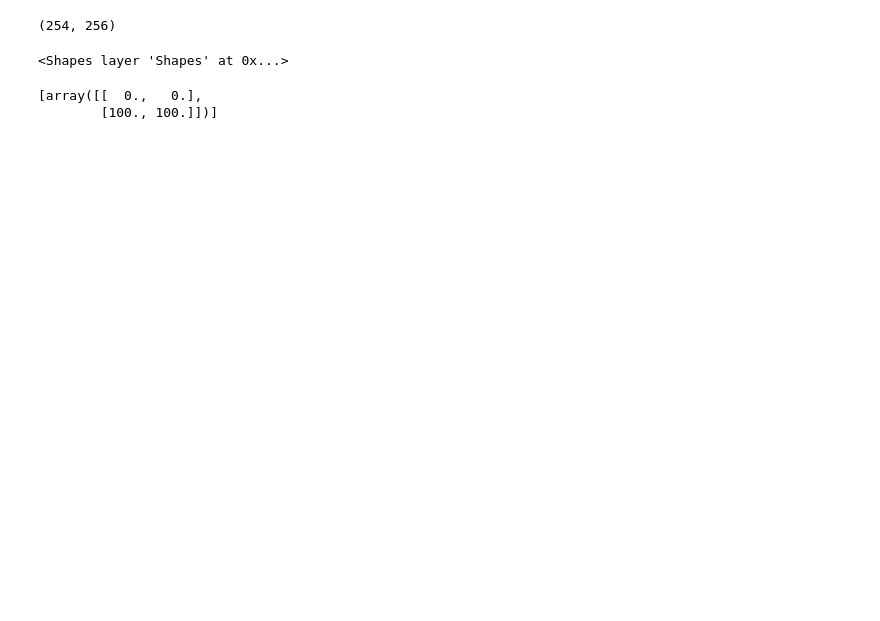
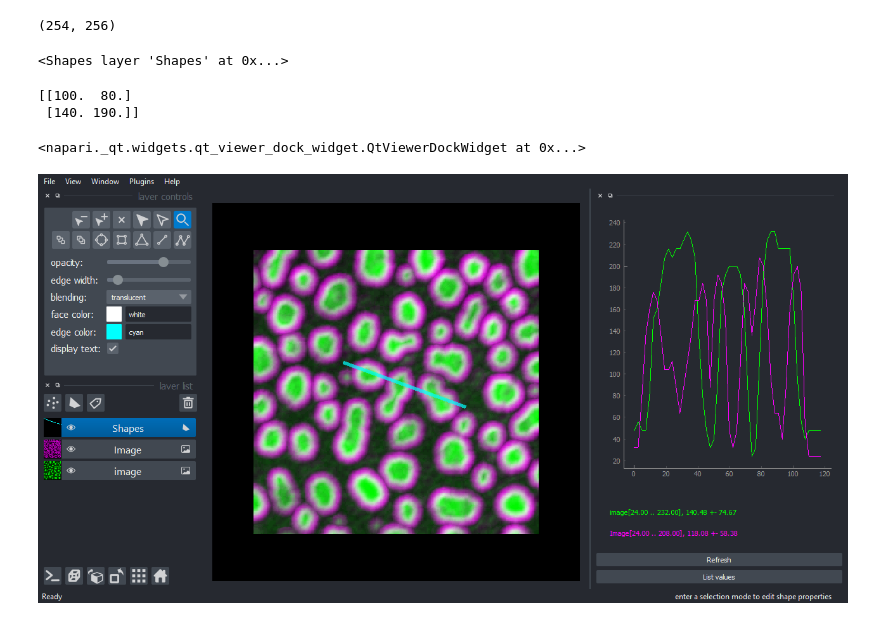
Before and after one commit to haesleinhuepf/napari-plot-profile, a Jupyter notebook: docs/demo.ipynb, the cells around one changed output. Saved outputs shown, nothing was run; the diff lists cells and outputs as text; code cells hidden in the pictures; blank space fills up the shorter version.

```diff
--- a/docs/demo.ipynb
+++ b/docs/demo.ipynb
@@ -9,12 +11,24 @@ image.shape
 # %%
 viewer = napari.Viewer()
 
-viewer.add_image(image)
-viewer.add_shapes([[ 0,0], [100, 100]], shape_type='path')
+viewer.add_image(image, colormap='green', blending='additive')
+
+viewer.add_image(gradient(image, disk(5)), colormap='magenta', blending='additive')
+
+viewer.add_shapes([[ 100,80], [140, 190]], shape_type='path', edge_color='cyan', edge_width=3)
 # %% [output]
 <Shapes layer 'Shapes' at 0x...>
-# %%
-viewer.layers[1].data
-# %% [output]
-[array([[  0.,   0.],
-        [100., 100.]])]
+# %%
+from napari_plot_profile import PlotProfile
+dock_widget = PlotProfile(viewer)
+viewer.window.add_dock_widget(dock_widget, area='right')
+# %% [output]
+[[100.  80.]
+ [140. 190.]]
+<napari._qt.widgets.qt_viewer_dock_widget.QtViewerDockWidget at 0x...>
+# %%
+viewer.camera.zoom = 3
+# %%
+napari.utils.nbscreenshot(viewer)
+# %% [output]
+[figure, added]
```
Also changed, not shown: parts of 2 cells of this notebook, 1 other file.
